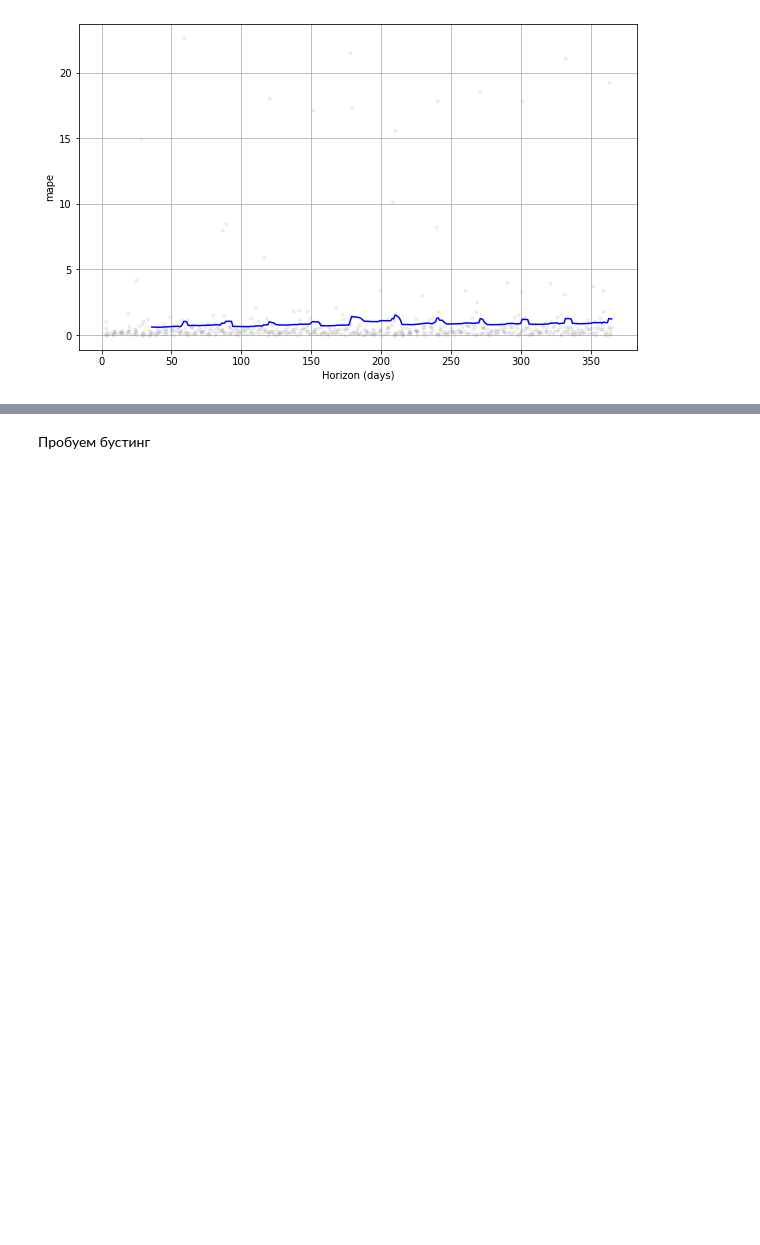
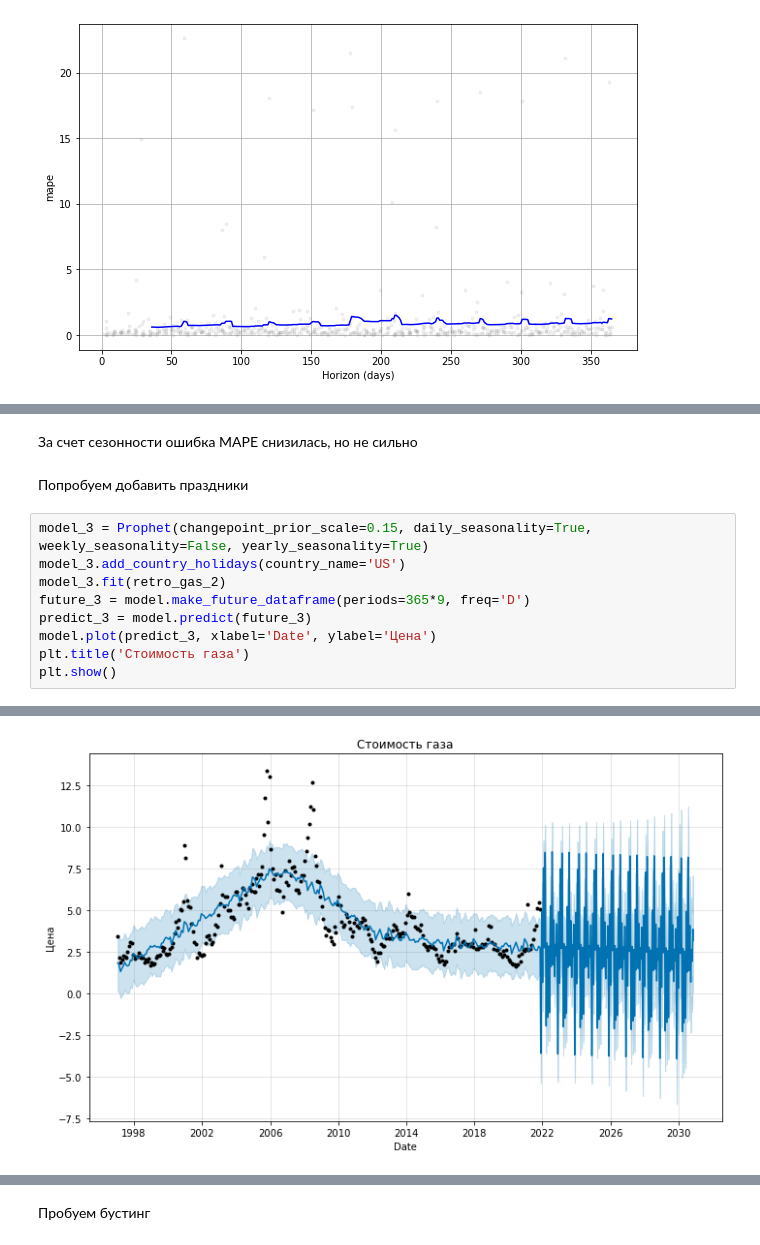
Before and after one commit to RuslanYusup/Time_forecast, a Jupyter notebook: Gas_price.ipynb, the cells around one changed output, grey strips where cells are left out. Saved outputs shown, nothing was run; the diff lists cells and outputs as text; blank space fills up the shorter version.

```diff
--- a/Gas_price.ipynb
+++ b/Gas_price.ipynb
@@ -526,0 +655,14 @@ fig = plot_cross_validation_metric(wmt_cv, metric='mape')
+# %% [markdown]
+За счет сезонности ошибка MAPE снизилась, но не сильно
+# %% [markdown]
+Попробуем добавить праздники
+# %%
+model_3 = Prophet(changepoint_prior_scale=0.15, daily_seasonality=True, weekly_seasonality=False, yearly_seasonality=True)
+model_3.add_country_holidays(country_name='US')
+model_3.fit(retro_gas_2)
+future_3 = model.make_future_dataframe(periods=365*9, freq='D')
+predict_3 = model.predict(future_3)
+model.plot(predict_3, xlabel='Date', ylabel='Цена')
+plt.title('Стоимость газа')
+plt.show()
+# %% [output]
@@ -526,0 +671 @@ fig = plot_cross_validation_metric(wmt_cv, metric='mape')
+[figure, added]
```
Also changed, not shown: parts of 64 cells of this notebook, 5 other files.
